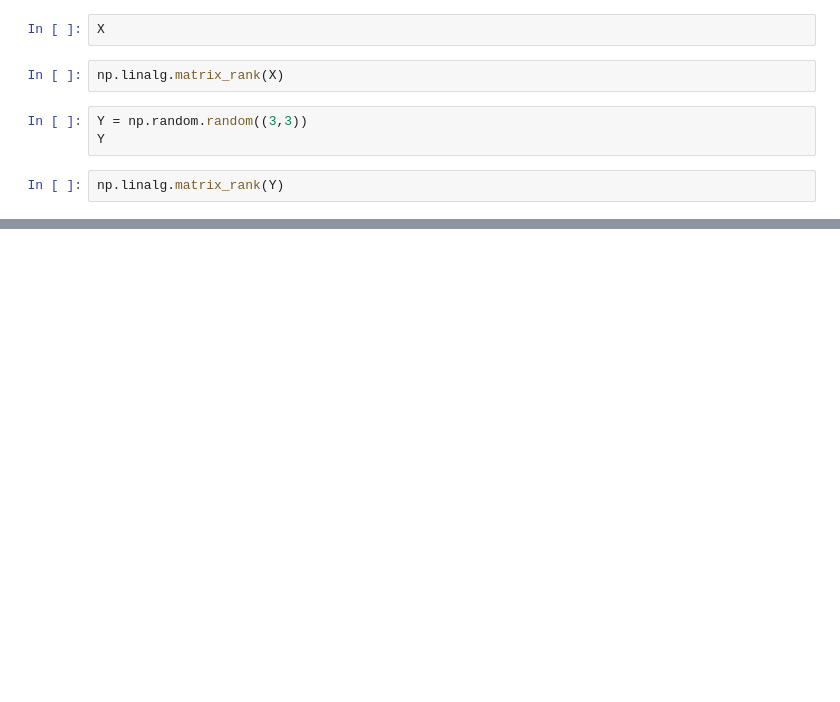
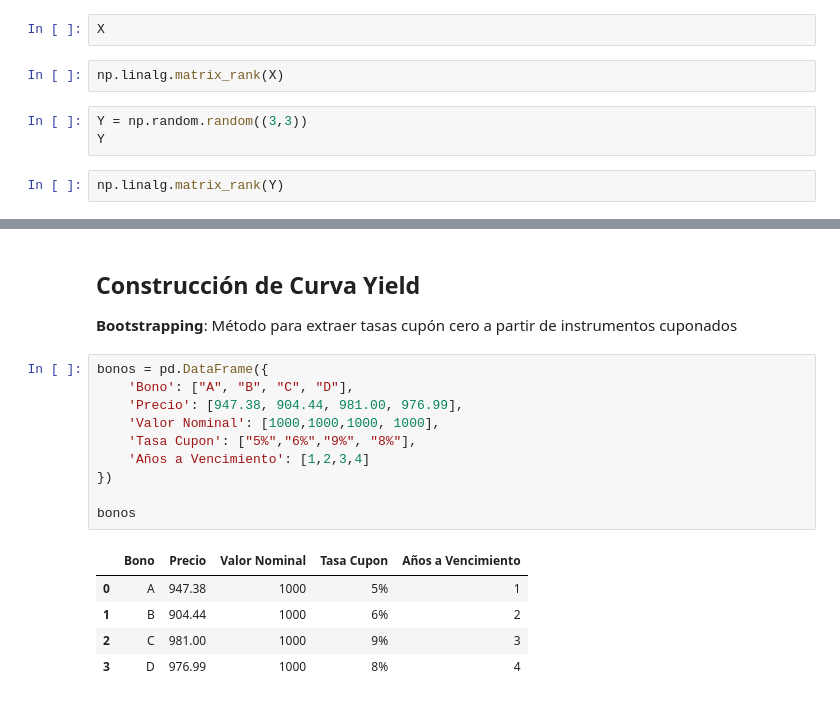
Before and after one commit to Apgt512/Modulo_II_LinAlg_Prob, a Jupyter notebook: Notebook 1.ipynb, the cells around one changed output, grey strips where cells are left out. Cells and saved outputs as stored; diff of their text form; blank space fills up the shorter version.

```diff
--- a/Notebook 1.ipynb
+++ b/Notebook 1.ipynb
@@ -413,0 +746,19 @@ Escribe un programa que realice convoluciones de matrices
+# %% [markdown]
+## Construcción de Curva Yield ##
+**Bootstrapping**: Método para extraer tasas cupón cero a partir de instrumentos cuponados
+# %%
+bonos = pd.DataFrame({
+    'Bono': ["A", "B", "C", "D"],
+    'Precio': [947.38, 904.44, 981.00, 976.99],
+    'Valor Nominal': [1000,1000,1000, 1000],
+    'Tasa Cupon': ["5%","6%","9%", "8%"],
+    'Años a Vencimiento': [1,2,3,4]
+})
+
+bonos
+# %% [output]
+|  | Bono | Precio | Valor Nominal | Tasa Cupon | Años a Vencimiento |
+| 0 | A | 947.38 | 1000 | 5% | 1 |
+| 1 | B | 904.44 | 1000 | 6% | 2 |
+| 2 | C | 981.00 | 1000 | 9% | 3 |
+| 3 | D | 976.99 | 1000 | 8% | 4 |
```
Also changed, not shown: parts of 66 cells of this notebook.
